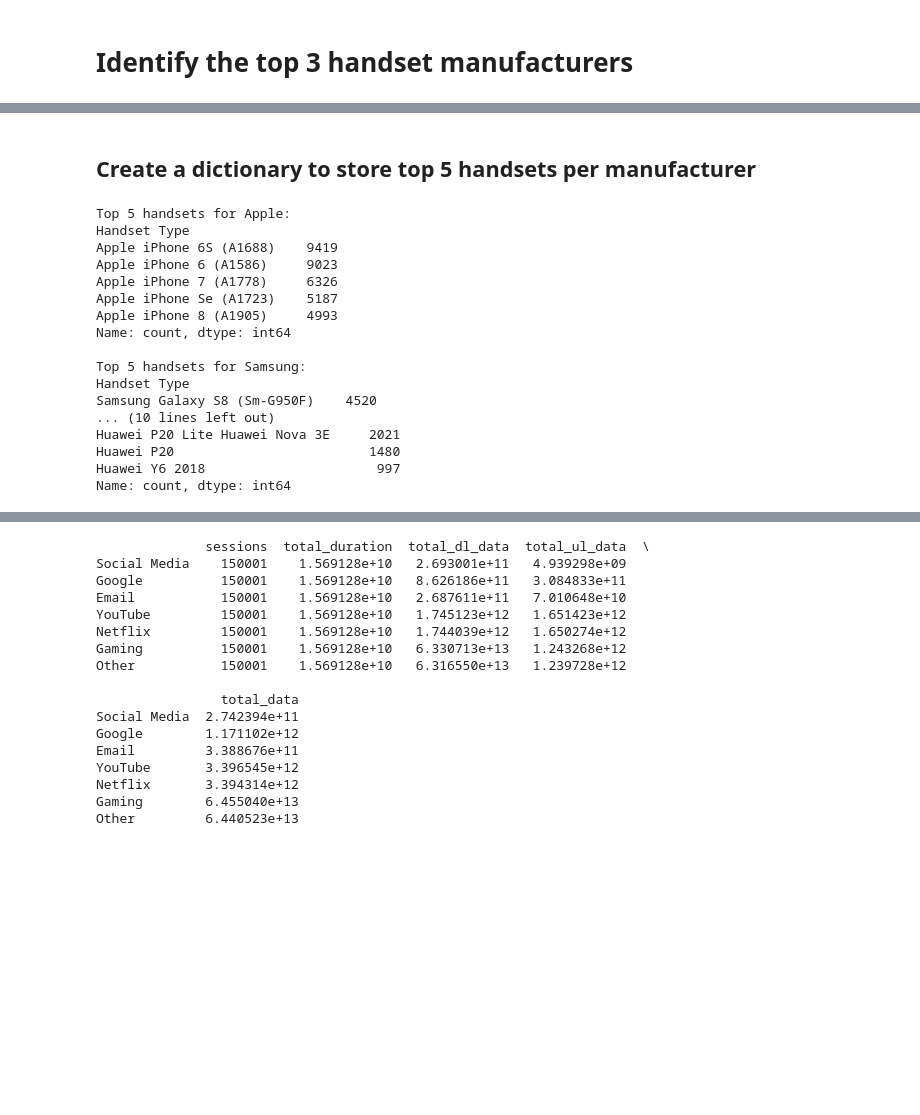
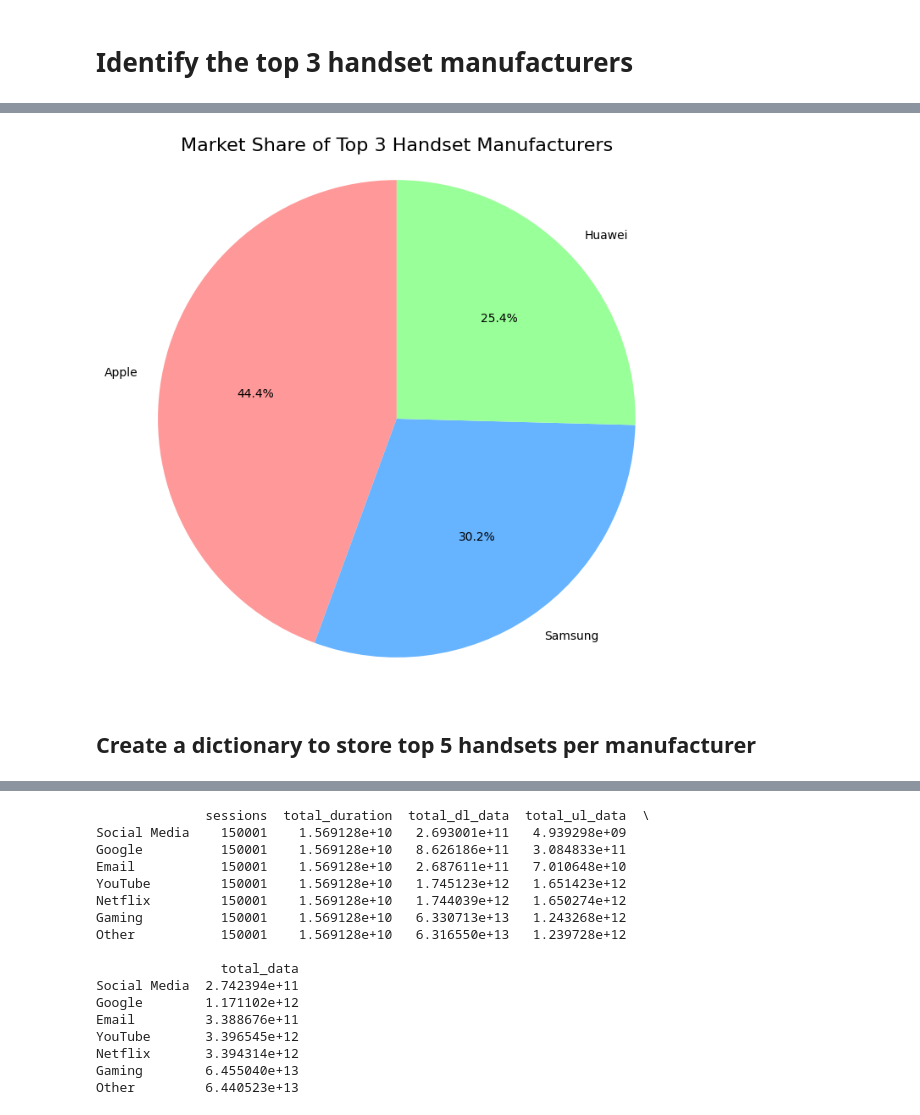
Before and after one commit to habteyesasfaw/TellCo-Telecom-User-Analytics, a Jupyter notebook: notebooks/Telecom_xDR_Analysis.ipynb, the cells around one changed output, grey strips where cells are left out. Saved outputs shown, nothing was run; the diff lists cells and outputs as text; code cells hidden in the pictures; blank space fills up the shorter version.

```diff
--- a/notebooks/Telecom_xDR_Analysis.ipynb
+++ b/notebooks/Telecom_xDR_Analysis.ipynb
@@ -182,31 +175,19 @@ Name: count, dtype: int64
+# %%
+top_3_manufacturers = df['Handset Manufacturer'].value_counts().head(3)
+
+# Plotting the pie chart
+plt.figure(figsize=(8, 8))
+plt.pie(top_3_manufacturers.values, labels=top_3_manufacturers.index, autopct='%1.1f%%', startangle=90, colors=['#ff9999','#66b3ff','#99ff99'])
+
+# Equal aspect ratio ensures the pie chart is drawn as a circle
+plt.axis('equal')
+
+# Adding title
+plt.title('Market Share of Top 3 Handset Manufacturers', fontsize=16)
+
+# Display the plot
+plt.show()
+# %% [output]
+[figure, added]
 # %% [markdown]
 ## Create a dictionary to store top 5 handsets per manufacturer
-# %%
-top_5_handsets_per_manufacturer = {}
-
-for manufacturer in top_3_manufacturers.index:
-    # Filter data for each manufacturer and find top 5 handsets
-    top_handsets = df[df['Handset Manufacturer'] == manufacturer]['Handset Type'].value_counts().head(5)
-    top_5_handsets_per_manufacturer[manufacturer] = top_handsets
-
-# Display results
-for manufacturer, handsets in top_5_handsets_per_manufacturer.items():
-    print(f"\nTop 5 handsets for {manufacturer}:\n{handsets}")
-# %% [output]
-Top 5 handsets for Apple:
-Handset Type
-Apple iPhone 6S (A1688)    9419
-Apple iPhone 6 (A1586)     9023
-Apple iPhone 7 (A1778)     6326
-Apple iPhone Se (A1723)    5187
-Apple iPhone 8 (A1905)     4993
-Name: count, dtype: int64
-
-Top 5 handsets for Samsung:
-Handset Type
-Samsung Galaxy S8 (Sm-G950F)    4520
-... (10 lines left out)
-Huawei P20 Lite Huawei Nova 3E     2021
-Huawei P20                         1480
-Huawei Y6 2018                      997
-Name: count, dtype: int64
```
Also changed, not shown: parts of 6 cells of this notebook.
